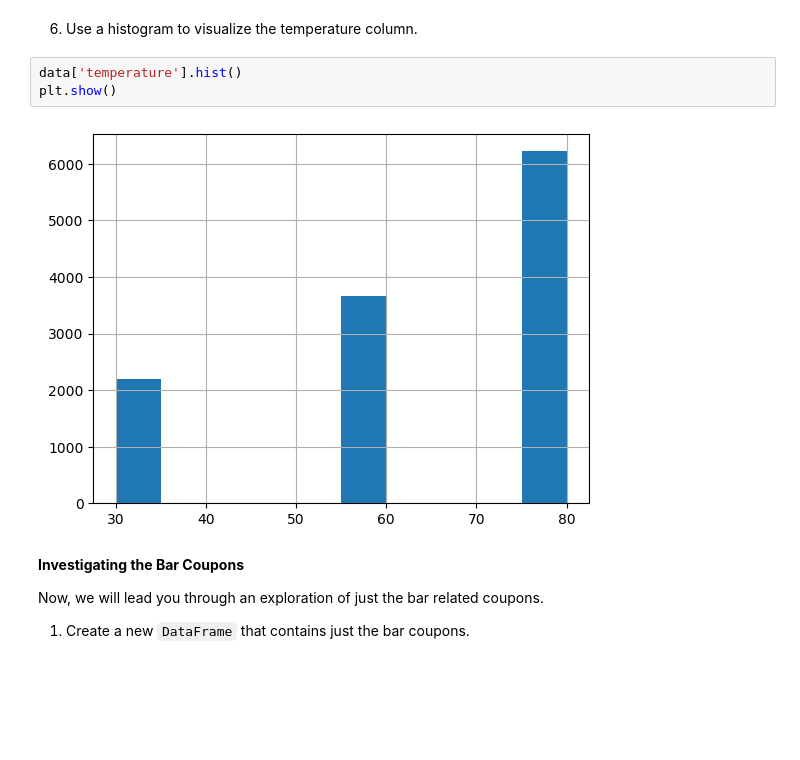
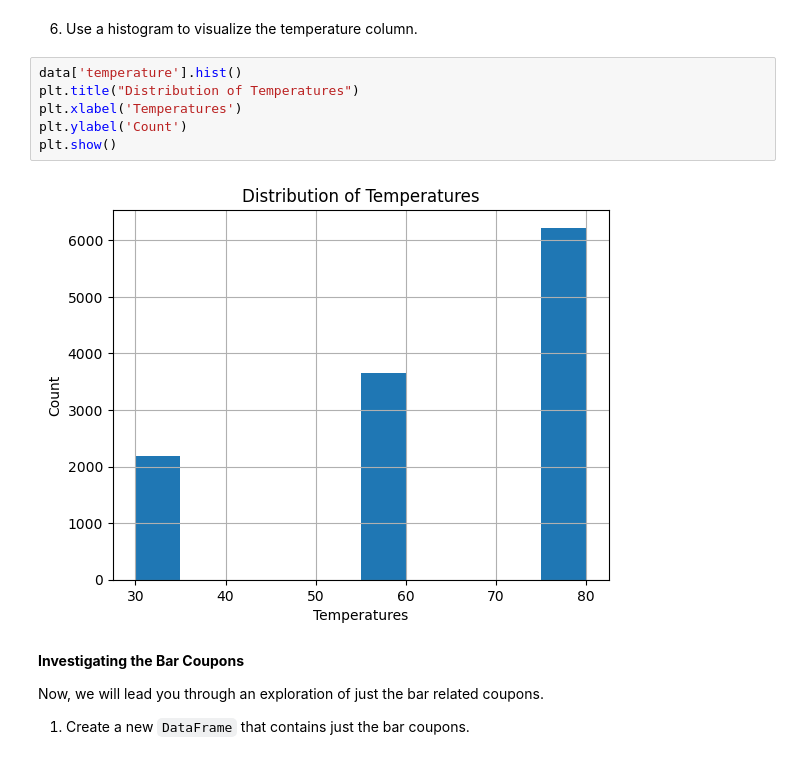
Before and after one commit to pengshm/PracticalApplication1, a Jupyter notebook: prompt.ipynb, the cells around one changed output. Saved outputs shown, nothing was run; the diff lists cells and outputs as text; blank space fills up the shorter version.

```diff
--- a/prompt.ipynb
+++ b/prompt.ipynb
@@ -118,9 +116,12 @@ plt.show()
 6. Use a histogram to visualize the temperature column.
 # %%
 data['temperature'].hist()
+plt.title("Distribution of Temperatures")
+plt.xlabel('Temperatures')
+plt.ylabel('Count')
 plt.show()
 # %% [output]
-[figure, old version]
+[figure, new version]
 # %% [markdown]
 **Investigating the Bar Coupons**
 
```
Also changed, not shown: parts of 2 cells of this notebook.
